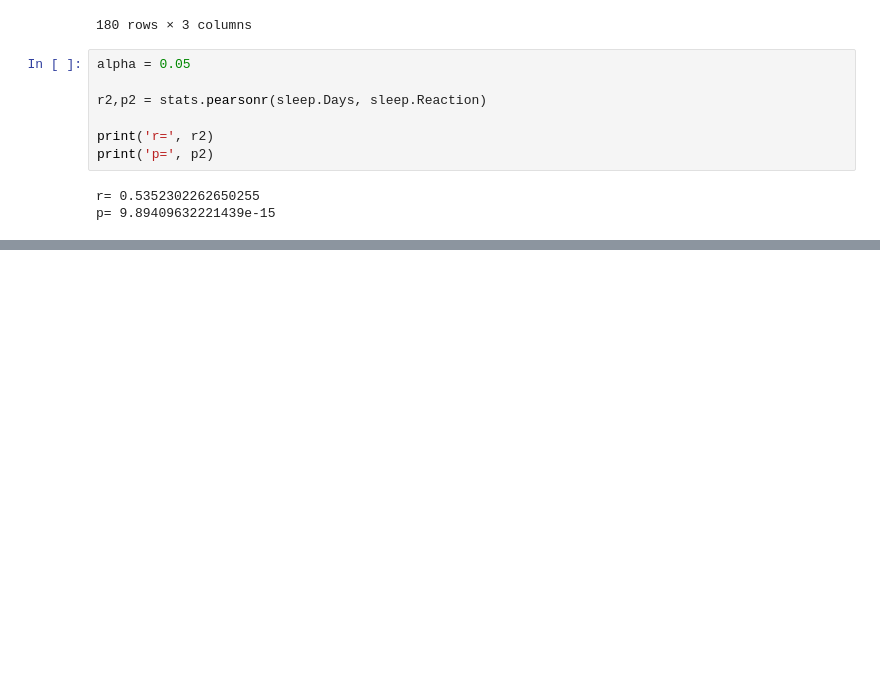
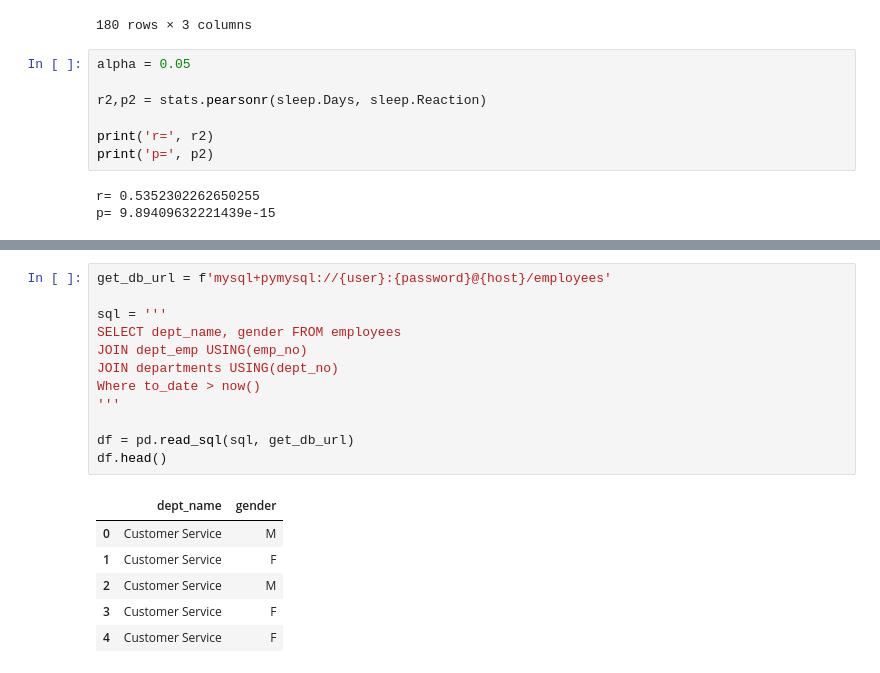
Before and after one commit to GladyBarrios/statistics-exercises, a Jupyter notebook: hypothesis_testing.ipynb, the cells around one changed output, grey strips where cells are left out. Cells and saved outputs as stored; diff of their text form; blank space fills up the shorter version.

```diff
--- a/hypothesis_testing.ipynb
+++ b/hypothesis_testing.ipynb
@@ -365,0 +600,19 @@ p= 9.89409632221439e-15
+# %%
+get_db_url = f'mysql+pymysql://{user}:{password}@{host}/employees'
+
+sql = '''
+SELECT dept_name, gender FROM employees
+JOIN dept_emp USING(emp_no)
+JOIN departments USING(dept_no)
+Where to_date > now()
+'''
+
+df = pd.read_sql(sql, get_db_url)
+df.head()
+# %% [output]
+|  | dept_name | gender |
+| 0 | Customer Service | M |
+| 1 | Customer Service | F |
+| 2 | Customer Service | M |
+| 3 | Customer Service | F |
+| 4 | Customer Service | F |
```
Also changed, not shown: parts of 53 cells of this notebook, 1 other file.
